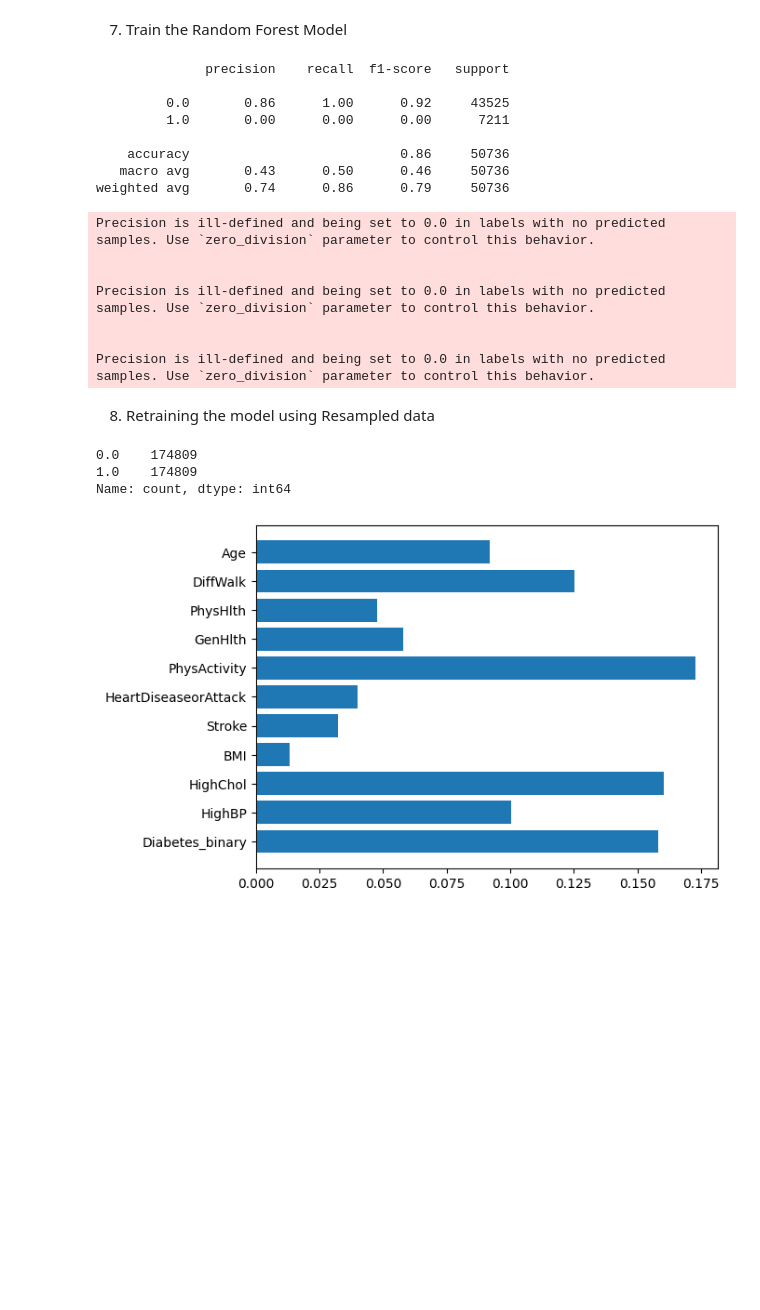
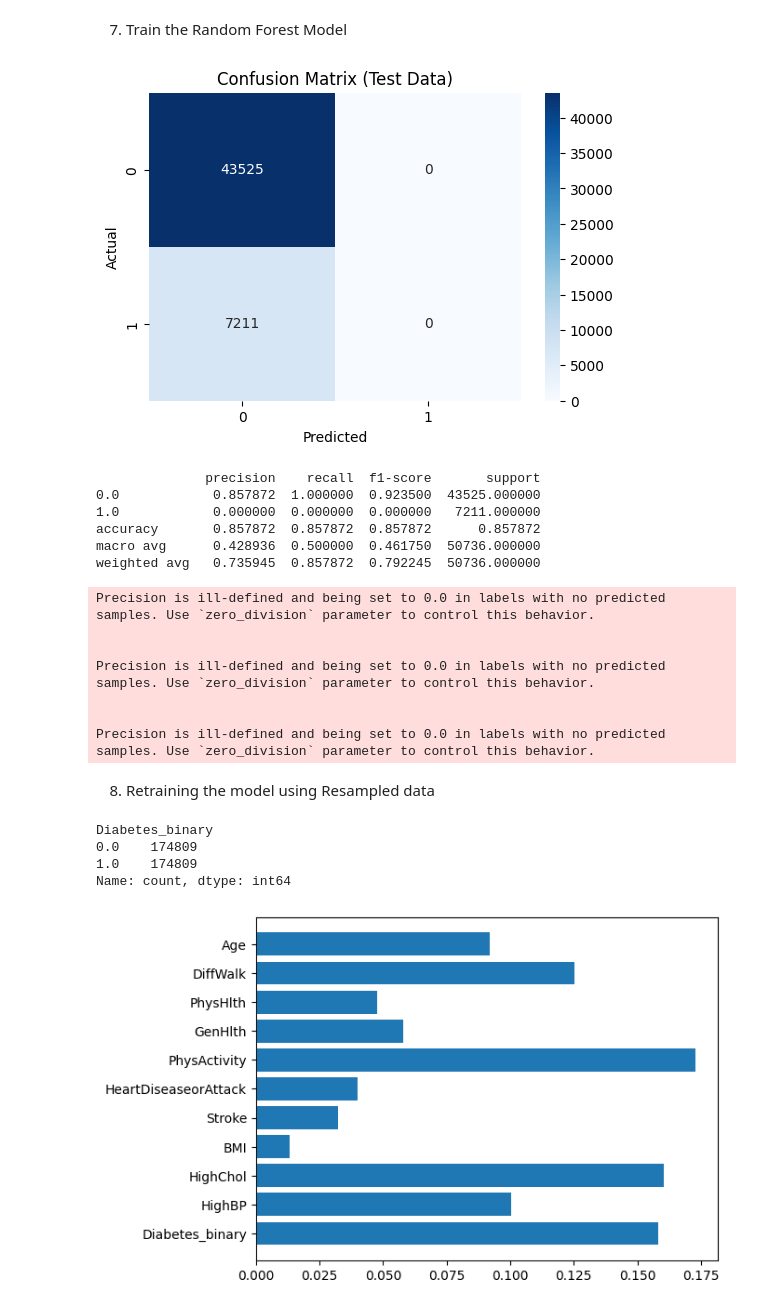
Before and after one commit to WandilePhinzi/explainable-diabetes-prediction, a Jupyter notebook: Jupyter Notebooks/Diabetes_prediction_Dataset_BFRSS_training/Diabetes_Prediction_Dataset_BRFSS_Using_RandomForest.ipynb, the cells around one changed output. Drawn from its saved outputs; the diff is of its cells as text; code cells hidden in the pictures; blank space fills up the shorter version.

```diff
--- a/Jupyter Notebooks/Diabetes_prediction_Dataset_BFRSS_training/Diabetes_Prediction_Dataset_BRFSS_Using_RandomForest.ipynb
+++ b/Jupyter Notebooks/Diabetes_prediction_Dataset_BFRSS_training/Diabetes_Prediction_Dataset_BRFSS_Using_RandomForest.ipynb
@@ -112,0 +100,4 @@ dtale.show(X, ignore_duplicate=True)
+# %%
+Y = df.iloc[:, 0]  # First column as target
+X = df.iloc[:, 1:]  # All other columns as features
+dtale.show(Y, ignore_duplicate=True)
@@ -125,28 +112,34 @@ dtale.show(X_test)
 # %%
 rf = RandomForestClassifier(n_estimators=100, max_depth=3, random_state=42)
 rf.fit(X_train, Y_train)
+y_pred_train = rf.predict(X_test)
+cm_train = confusion_matrix(Y_test, y_pred_train)
+import seaborn as sns
+import matplotlib.pyplot as plt
+plt.figure(figsize=(6,4))
+sns.heatmap(cm_train, annot=True, fmt='d', cmap='Blues')
+plt.xlabel('Predicted')
+plt.ylabel('Actual')
+plt.title('Confusion Matrix (Test Data)')
+plt.show()
 
-Kfold = KFold(n_splits=10, shuffle=True, random_state=42)
-scores = cross_val_score(rf, X_train, Y_train, cv=Kfold, scoring='accuracy')
-
-Y_pred = rf.predict(X_test)
+# Display evaluation matrix (classification report)
+report_train = classification_report(Y_test, y_pred_train, output_dict=True)
+df_report_train = pd.DataFrame(report_train).transpose()
+print(df_report_train)
+# %% [output]
+[figure, added]
+              precision    recall  f1-score       support
+0.0            0.857872  1.000000  0.923500  43525.000000
+1.0            0.000000  0.000000  0.000000   7211.000000
+accuracy       0.857872  0.857872  0.857872      0.857872
+macro avg      0.428936  0.500000  0.461750  50736.000000
+weighted avg   0.735945  0.857872  0.792245  50736.000000
+Precision is ill-defined and being set to 0.0 in labels with no predicted samples. Use `zero_division` parameter to control this behavior.
+
+
+Precision is ill-defined and being set to 0.0 in labels with no predicted samples. Use `zero_division` parameter to control this behavior.
+
+
+Precision is ill-defined and being set to 0.0 in labels with no predicted samples. Use `zero_division` parameter to control this behavior.
-# %%
-rf.score(X_test, Y_test)
-print(classification_report(Y_test, Y_pred))
-# %% [output]
-              precision    recall  f1-score   support
-
-         0.0       0.86      1.00      0.92     43525
-         1.0       0.00      0.00      0.00      7211
-
-    accuracy                           0.86     50736
-   macro avg       0.43      0.50      0.46     50736
-weighted avg       0.74      0.86      0.79     50736
-Precision is ill-defined and being set to 0.0 in labels with no predicted samples. Use `zero_division` parameter to control this behavior.
-
-
-Precision is ill-defined and being set to 0.0 in labels with no predicted samples. Use `zero_division` parameter to control this behavior.
-
-
-Precision is ill-defined and being set to 0.0 in labels with no predicted samples. Use `zero_division` parameter to control this behavior.
 # %%
@@ -163,6 +156,7 @@ smote_enn = SMOTE(sampling_strategy='minority', random_state=42)
 X_train_res, Y_train_res = smote_enn.fit_resample(X_train, Y_train)
 print(pd.Series(Y_train_res).value_counts())
 # %% [output]
+Diabetes_binary
 0.0    174809
 1.0    174809
 Name: count, dtype: int64
```
Also changed, not shown: parts of 17 cells of this notebook, 4 other files.
